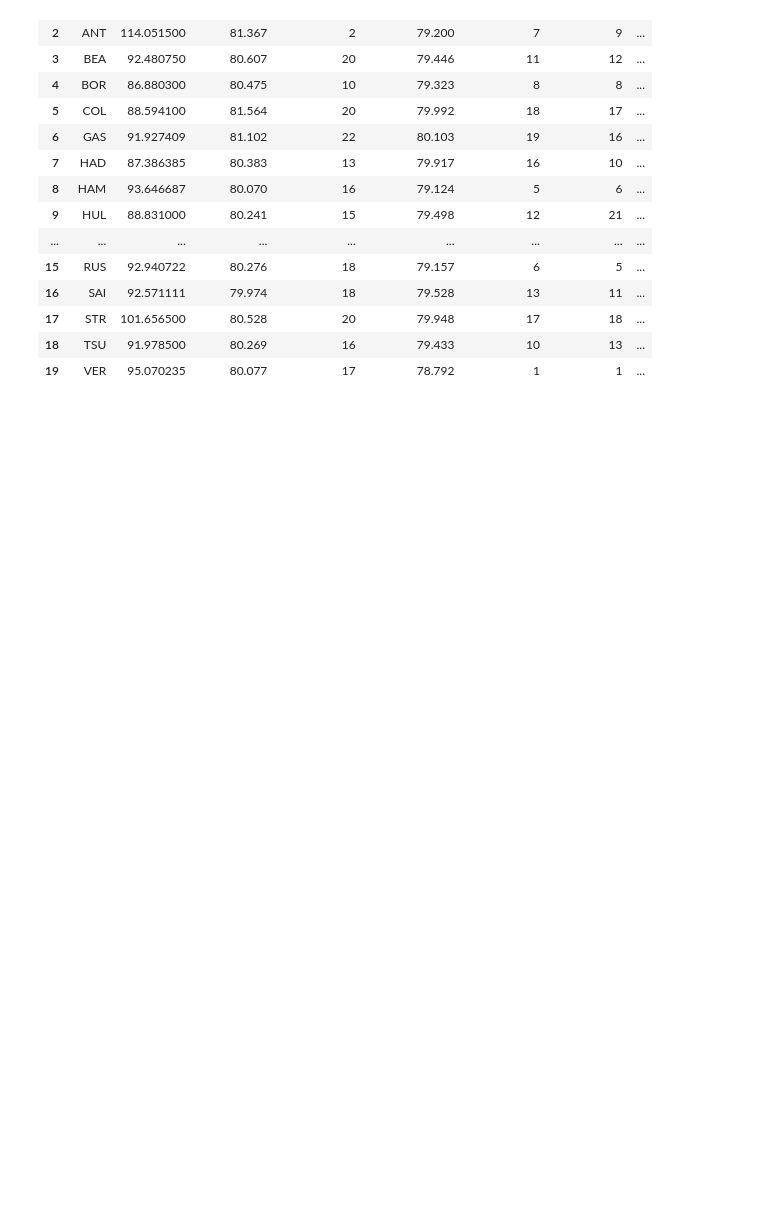
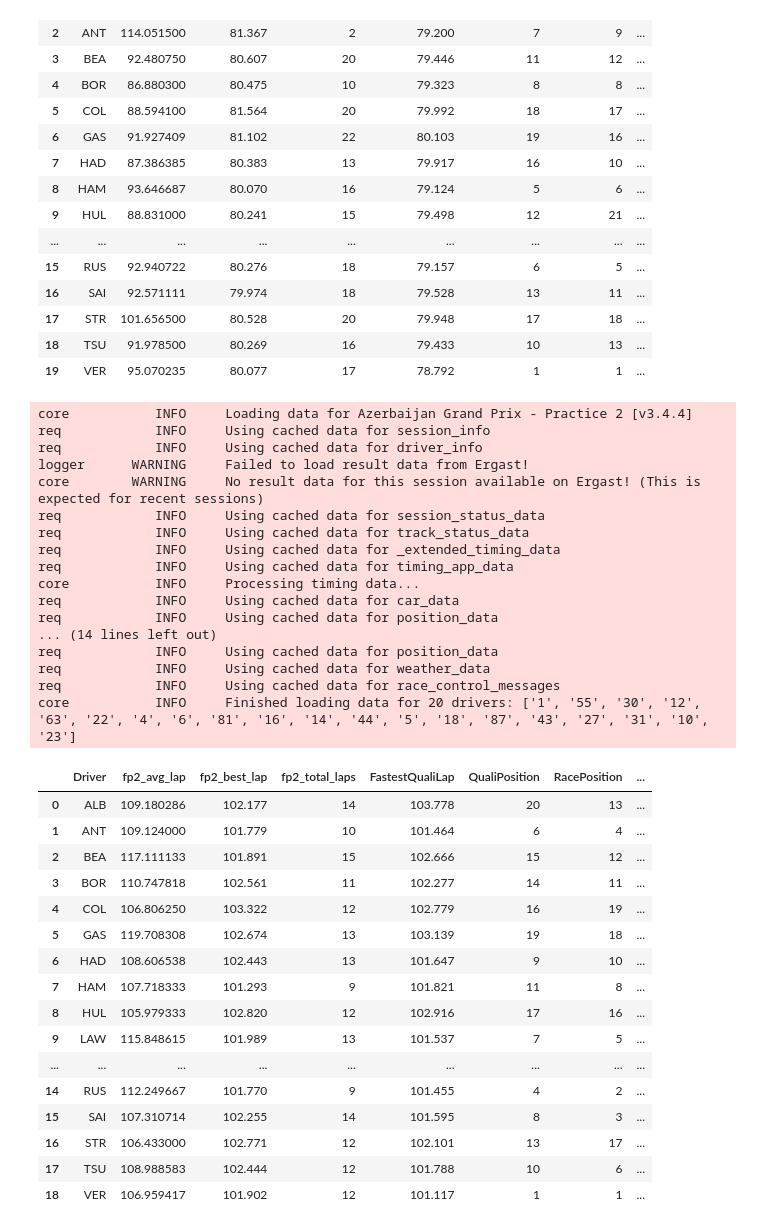
Before and after one commit to ipolishc22/f1-podium-predictor, a Jupyter notebook: notebooks/data_collection.ipynb, the cells around one changed output. Cells and saved outputs as stored; diff of their text form; code cells hidden in the pictures; blank space fills up the shorter version.

```diff
--- a/notebooks/data_collection.ipynb
+++ b/notebooks/data_collection.ipynb
@@ -1154,6 +1154,77 @@ core           INFO     Finished loading data for 20 drivers: ['1', '4', '81', '
 | 17 | STR | 101.656500 | 80.528 | 20 | 79.948 | 17 | 18 | ... |
 | 18 | TSU | 91.978500 | 80.269 | 16 | 79.433 | 10 | 13 | ... |
 | 19 | VER | 95.070235 | 80.077 | 17 | 78.792 | 1 | 1 | ... |
+# %%
+# Azerbaijan GP 2025 (Round 17)
+df_fp2_17 = extract_session_data(2025, "Azerbaijan", "FP2")
+df_quali_17 = extract_session_data(2025, "Azerbaijan", "Q")
+
+fp2_clean_17 = clean_session_data(df_fp2_17)
+quali_clean_17 = clean_session_data(df_quali_17)
+
+fp2_features_17 = extract_fp2_features(fp2_clean_17)
+
+quali_features_17 = extract_quali_features(quali_clean_17)
+
+manual_positions_17 = {'VER': [1, False],
+                       'RUS': [2, False],
+                       'SAI': [3, False],
+                       'ANT': [4, False],
+                       'LAW': [5, False],
+                       'TSU': [6, False],
+                       'NOR': [7, False],
+                       'HAM': [8, False],
+                       'LEC': [9, False],
+                       'HAD': [10, False],
+                       'BOR': [11, False],
+                       'BEA': [12, False],
+                       'ALB': [13, False],
+                       'OCO': [14, False],
+                       'ALP': [15, False],
+                       'HUL': [16, False],
+                       'STR': [17, False],
+                       'GAS': [18, False],
+                       'COL': [19, False],
+                       'PIA': [21, True]}
+
+race_df_17 = assemble_race_dataset(fp2_features_17, quali_features_17, manual_positions_17)
+race_df_17["grand_prix"] = "Azerbaijan"
+race_df_17
+# %% [output]
+core           INFO     Loading data for Azerbaijan Grand Prix - Practice 2 [v3.4.4]
+req            INFO     Using cached data for session_info
+req            INFO     Using cached data for driver_info
+logger      WARNING     Failed to load result data from Ergast!
+core        WARNING     No result data for this session available on Ergast! (This is expected for recent sessions)
+req            INFO     Using cached data for session_status_data
+req            INFO     Using cached data for track_status_data
+req            INFO     Using cached data for _extended_timing_data
+req            INFO     Using cached data for timing_app_data
+core           INFO     Processing timing data...
+req            INFO     Using cached data for car_data
+req            INFO     Using cached data for position_data
+... (14 lines left out)
+req            INFO     Using cached data for position_data
+req            INFO     Using cached data for weather_data
+req            INFO     Using cached data for race_control_messages
+core           INFO     Finished loading data for 20 drivers: ['1', '55', '30', '12', '63', '22', '4', '6', '81', '16', '14', '44', '5', '18', '87', '43', '27', '31', '10', '23']
+|  | Driver | fp2_avg_lap | fp2_best_lap | fp2_total_laps | FastestQualiLap | QualiPosition | RacePosition | ... |
+| 0 | ALB | 109.180286 | 102.177 | 14 | 103.778 | 20 | 13 | ... |
+| 1 | ANT | 109.124000 | 101.779 | 10 | 101.464 | 6 | 4 | ... |
+| 2 | BEA | 117.111133 | 101.891 | 15 | 102.666 | 15 | 12 | ... |
+| 3 | BOR | 110.747818 | 102.561 | 11 | 102.277 | 14 | 11 | ... |
+| 4 | COL | 106.806250 | 103.322 | 12 | 102.779 | 16 | 19 | ... |
+| 5 | GAS | 119.708308 | 102.674 | 13 | 103.139 | 19 | 18 | ... |
+| 6 | HAD | 108.606538 | 102.443 | 13 | 101.647 | 9 | 10 | ... |
+| 7 | HAM | 107.718333 | 101.293 | 9 | 101.821 | 11 | 8 | ... |
+| 8 | HUL | 105.979333 | 102.820 | 12 | 102.916 | 17 | 16 | ... |
+| 9 | LAW | 115.848615 | 101.989 | 13 | 101.537 | 7 | 5 | ... |
+| ... | ... | ... | ... | ... | ... | ... | ... | ... |
+| 14 | RUS | 112.249667 | 101.770 | 9 | 101.455 | 4 | 2 | ... |
+| 15 | SAI | 107.310714 | 102.255 | 14 | 101.595 | 8 | 3 | ... |
+| 16 | STR | 106.433000 | 102.771 | 12 | 102.101 | 13 | 17 | ... |
+| 17 | TSU | 108.988583 | 102.444 | 12 | 101.788 | 10 | 6 | ... |
+| 18 | VER | 106.959417 | 101.902 | 12 | 101.117 | 1 | 1 | ... |
 # %%
 # master dataset excludes the most recent race, Dutch GP
 master_df = pd.concat([
```
Also changed, not shown: parts of 1 cell of this notebook.
